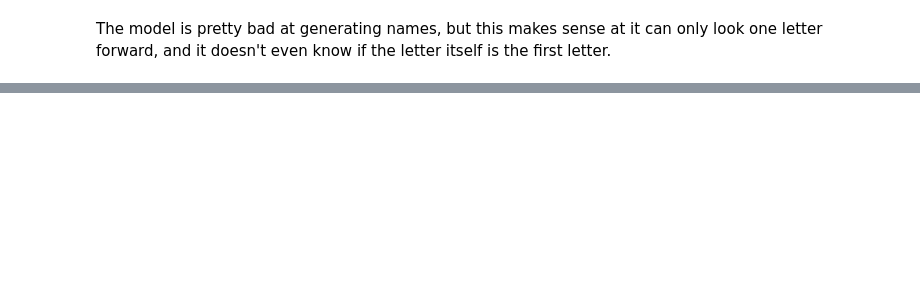
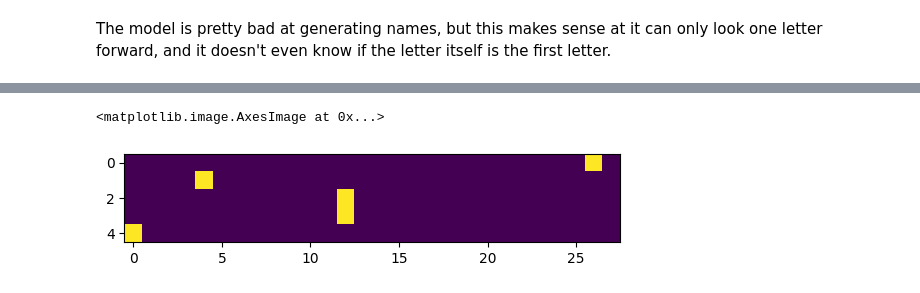
Before and after one commit to esbeneickhardt/karpathyintro, a Jupyter notebook: notebooks/Makemore/1. Bigram.ipynb, the cells around one changed output, grey strips where cells are left out. Drawn from its saved outputs; the diff is of its cells as text; code cells hidden in the pictures; blank space fills up the shorter version.

```diff
--- a/notebooks/Makemore/1. Bigram.ipynb
+++ b/notebooks/Makemore/1. Bigram.ipynb
@@ -200,6 +203,6 @@ Next we will create a simple model just using the matrix for generating names. I
 # %%
 # Normalizing each row to sum to 1
-p = a.float()
+p = (a+1).float()
 p = p/p.sum(1, keepdim=True)
 
 # Setting NaN to zero
@@ -243,8 +256,19 @@ We would like to evaluate how well our model performs. We can do this by
 # %%
-# Placing bigram counts in array
+# Calculating average probability for a list of names
+log_likelihood = 0
+n = 0
 for name in names:
     characters = ['<S>'] + list(name) + ['<E>']
     for c1,c2 in zip(characters, characters[1:]):
         c1_idx = char_to_idx[c1]
         c2_idx = char_to_idx[c2]
-        a[c1_idx,c2_idx] += 1
+        prob = p[c1_idx,c2_idx]
+        logprob = torch.log(prob)
+        log_likelihood += logprob
+        n += 1
+        # print(f'{c1}{c2}\t: {prob:.4f} {logprob:.4f}')
+
+# Printing likelihoods
+print(f'{log_likelihood=}')
+print(f'negative_log_likelihood={-log_likelihood}')
+print(f'average_nll={-log_likelihood/n}')
@@ -284,0 +285,14 @@ Here we write the Value class to a module by labeling the cell with ###MAKEMORE#
+# %%
+# Creating tensors of xs and ys
+xs, ys = [], []
+
+for name in names:
+    characters = ['<S>'] + list(name) + ['<E>']
+    for c1,c2 in zip(characters, characters[1:]):
+        c1_idx = char_to_idx[c1]
+        c2_idx = char_to_idx[c2]
+        xs.append(c1_idx)
+        ys.append(c2_idx)
+
+xs = torch.tensor(xs)
+ys = torch.tensor(ys)
@@ -284,0 +309,11 @@ Here we write the Value class to a module by labeling the cell with ###MAKEMORE#
+# %%
+# One-hot-encoding integers with vocabulary of 28
+vocab_size = len(idx_to_char)
+xs_hot = F.one_hot(xs, num_classes=vocab_size).float()
+ys_hot = F.one_hot(ys, num_classes=vocab_size).float()
+# %%
+# Visualizing one-hot encoding for xs
+plt.imshow(xs_hot[:5])
+# %% [output]
+<matplotlib.image.AxesImage at 0x...>
+[figure, added]
```
Also changed, not shown: parts of 24 cells of this notebook.
